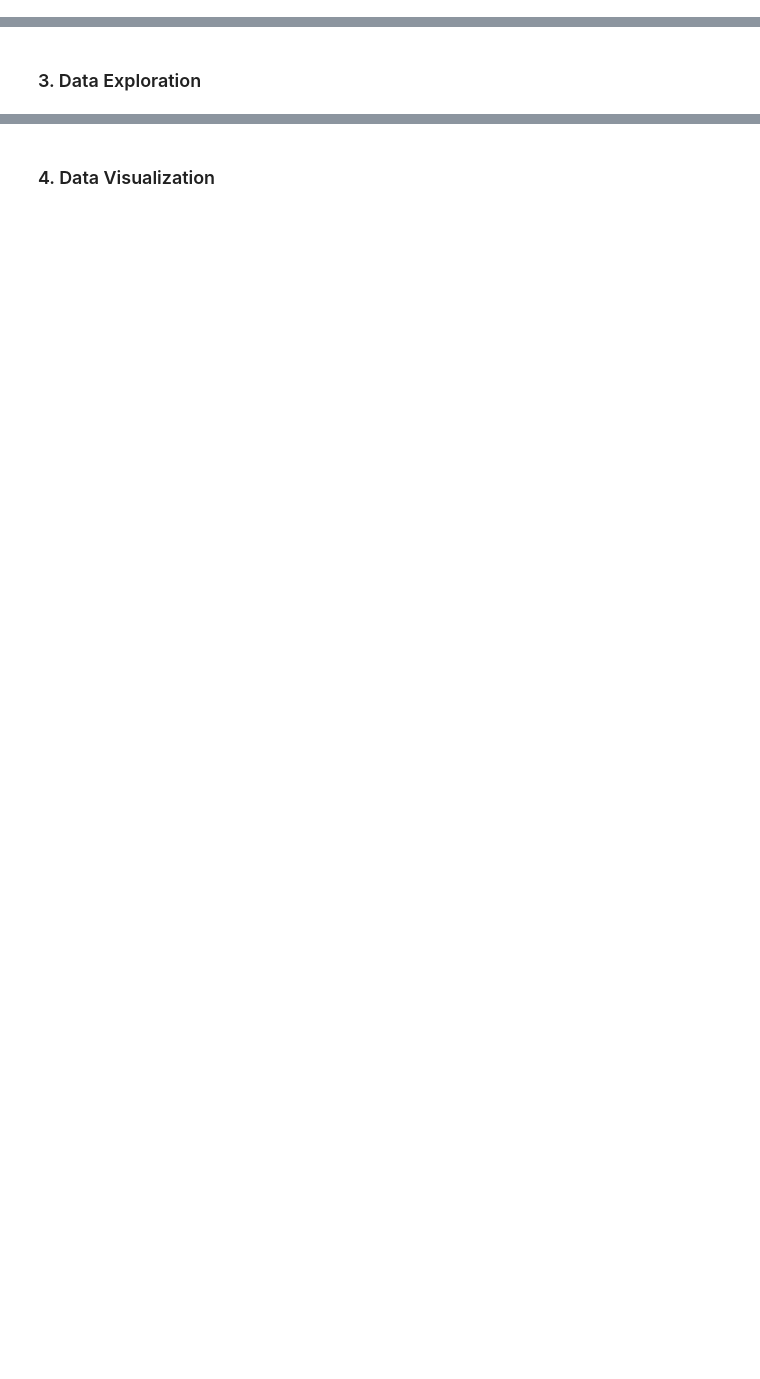
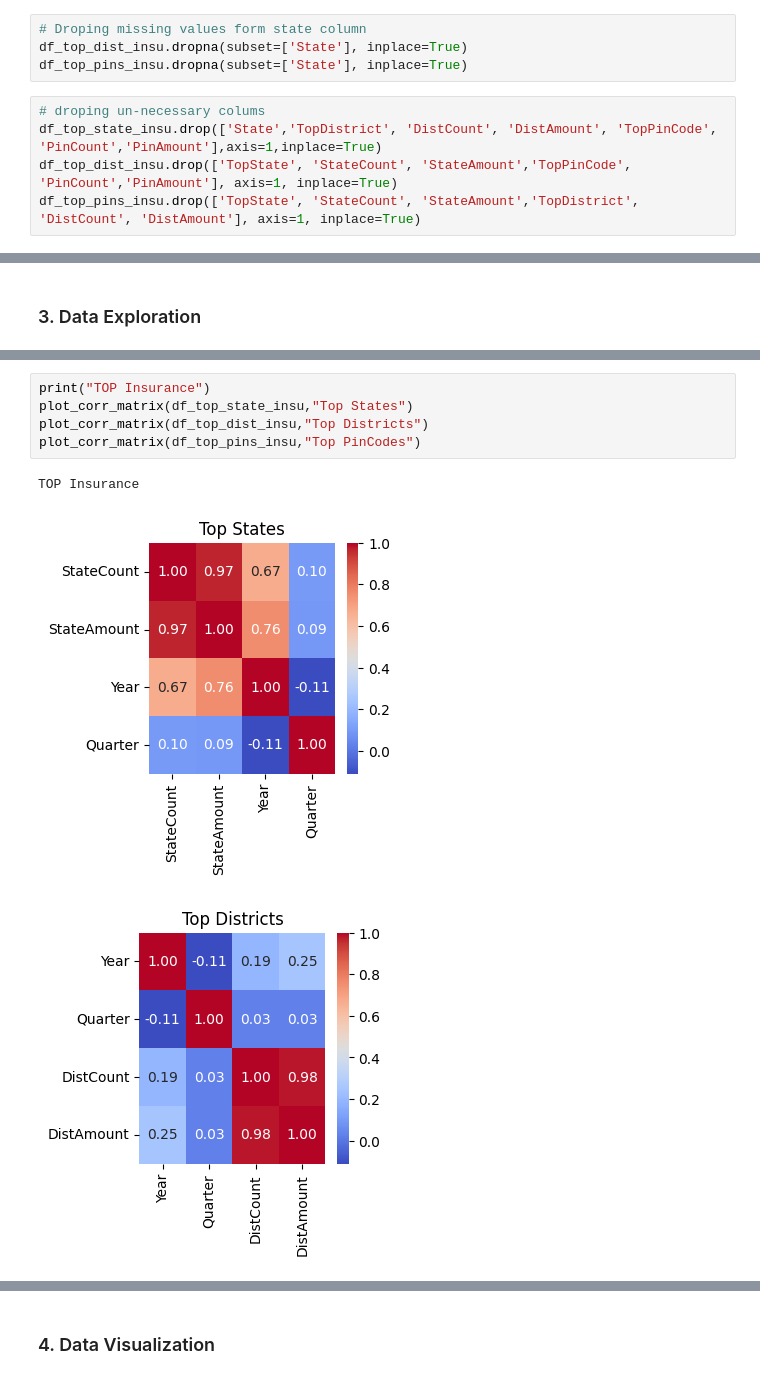
Before and after one commit to Aastha2675/PhonePe_Transaction_Insights, a Jupyter notebook: eda_data_visualization.ipynb, the cells around one changed output, grey strips where cells are left out. Saved outputs shown, nothing was run; the diff lists cells and outputs as text; blank space fills up the shorter version.

```diff
--- a/eda_data_visualization.ipynb
+++ b/eda_data_visualization.ipynb
@@ -368,3 +380,12 @@ plot_heatmap(df_top_pins_insu,"Top PinCodes Insurance")
+# %%
+# Droping missing values form state column
+df_top_dist_insu.dropna(subset=['State'], inplace=True)
+df_top_pins_insu.dropna(subset=['State'], inplace=True)
+# %%
+# droping un-necessary colums
+df_top_state_insu.drop(['State','TopDistrict', 'DistCount', 'DistAmount', 'TopPinCode', 'PinCount','PinAmount'],axis=1,inplace=True)
+df_top_dist_insu.drop(['TopState', 'StateCount', 'StateAmount','TopPinCode', 'PinCount','PinAmount'], axis=1, inplace=True)
+df_top_pins_insu.drop(['TopState', 'StateCount', 'StateAmount','TopDistrict', 'DistCount', 'DistAmount'], axis=1, inplace=True)
 # %% [markdown]
 ##### 2. Top Transaction
 # %%
@@ -391,0 +579,9 @@ plot_heatmap(df_top_pins_user,"Top PinCodes User")
+# %%
+print("TOP Insurance")
+plot_corr_matrix(df_top_state_insu,"Top States")
+plot_corr_matrix(df_top_dist_insu,"Top Districts")
+plot_corr_matrix(df_top_pins_insu,"Top PinCodes")
+# %% [output]
+TOP Insurance
+[figure, added]
+[figure, added]
```
Also changed, not shown: parts of 71 cells of this notebook.
